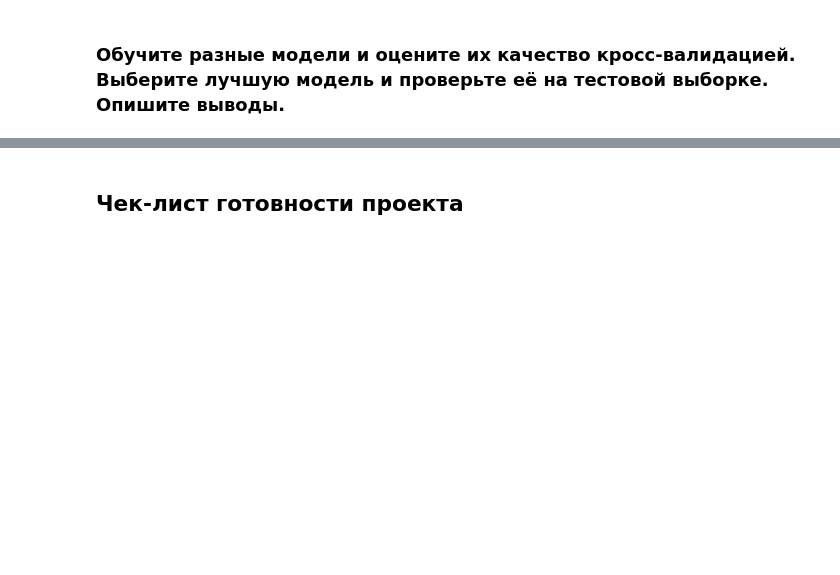
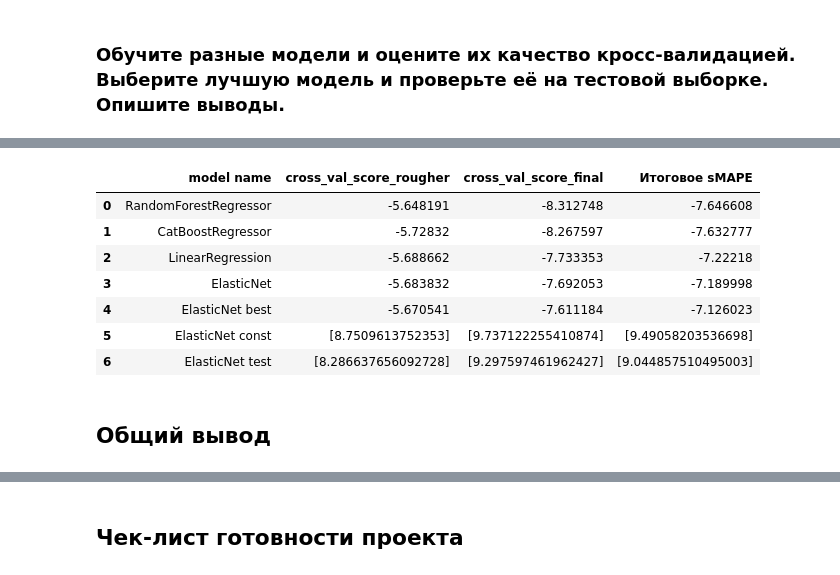
Before and after one commit to AleksTurov/Data-Science, a Jupyter notebook: Recovery_of_gold/Recovery_of_gold.ipynb, the cells around one changed output, grey strips where cells are left out. Cells and saved outputs as stored; diff of their text form; code cells hidden in the pictures; blank space fills up the shorter version.

```diff
--- a/Recovery_of_gold/Recovery_of_gold.ipynb
+++ b/Recovery_of_gold/Recovery_of_gold.ipynb
@@ -713,0 +1004,28 @@ ${\large {\displaystyle\sum_{i=1}^N} }$ - Суммирование по всем
+# %%
+model.fit(X_train_rougher_prep, y_train_rougher_pred)
+predicted_test = model.predict(X_test_rougher_prep)
+smape_rougher = smape(y_test_rougher, predicted_test)
+# %%
+model.fit(X_train_final_prep, y_train_final_pred)
+predicted_test = model.predict(X_test_final_prep)
+smape_final = smape(y_test_final, predicted_test)
+# %%
+results_cross_val.append({'model name': model.__class__.__name__+' test',
+                          'cross_val_score_rougher': smape_rougher,
+                          'cross_val_score_final': smape_final,
+                          'Итоговое sMAPE': final_smape(smape_rougher, smape_final)})
+# %%
+result = pd.DataFrame(results_cross_val)
+# %%
+result
+# %% [output]
+|  | model name | cross_val_score_rougher | cross_val_score_final | Итоговое sMAPE |
+| 0 | RandomForestRegressor | -5.648191 | -8.312748 | -7.646608 |
+| 1 | CatBoostRegressor | -5.72832 | -8.267597 | -7.632777 |
+| 2 | LinearRegression | -5.688662 | -7.733353 | -7.22218 |
+| 3 | ElasticNet | -5.683832 | -7.692053 | -7.189998 |
+| 4 | ElasticNet best | -5.670541 | -7.611184 | -7.126023 |
+| 5 | ElasticNet сonst | [8.7509613752353] | [9.737122255410874] | [9.49058203536698] |
+| 6 | ElasticNet test | [8.286637656092728] | [9.297597461962427] | [9.044857510495003] |
+# %% [markdown]
+## Общий вывод
```
Also changed, not shown: parts of 60 cells of this notebook, 1 other file.
